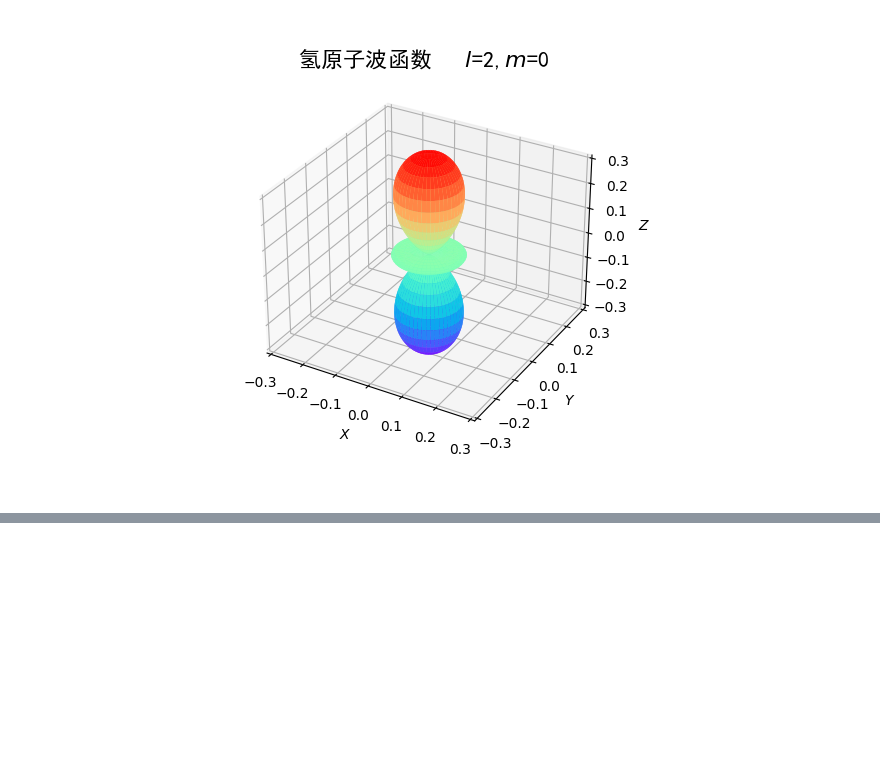
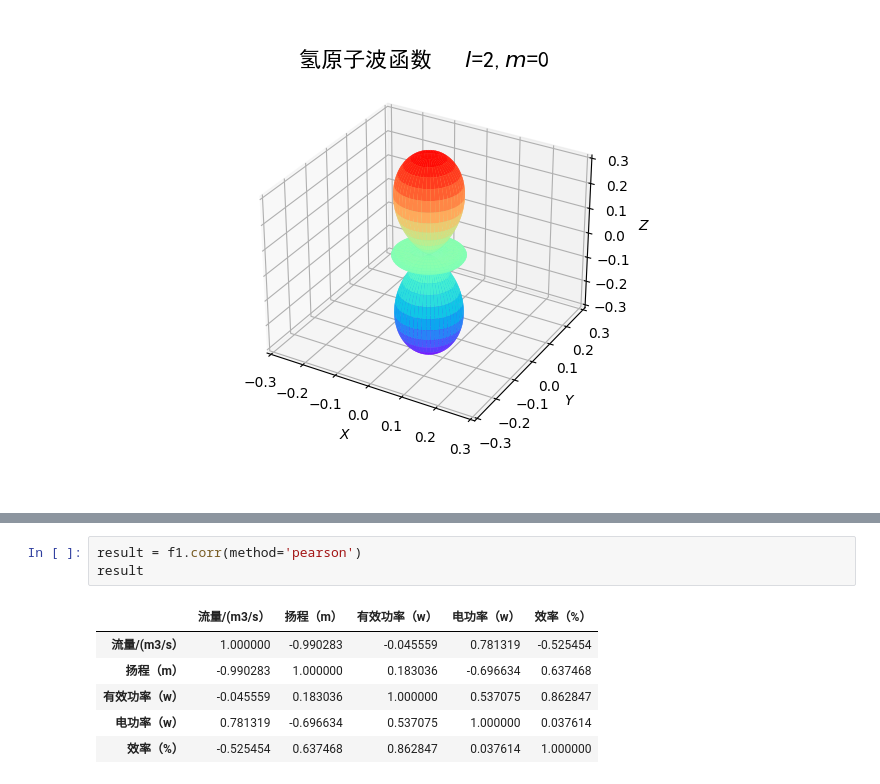
Before and after one commit to neverpartZY/Document, a Jupyter notebook: xecise.ipynb, the cells around one changed output, grey strips where cells are left out. Cells and saved outputs as stored; diff of their text form; blank space fills up the shorter version.

```diff
--- a/xecise.ipynb
+++ b/xecise.ipynb
@@ -87,0 +65,10 @@ AppLayout(children=(FloatSlider(value=1.0, description='Factor:', layout=Layout(
+# %%
+result = f1.corr(method='pearson')
+result
+# %% [output]
+|  | 流量/(m3/s） | 扬程（m） | 有效功率（w） | 电功率（w） | 效率（%） |
+| 流量/(m3/s） | 1.000000 | -0.990283 | -0.045559 | 0.781319 | -0.525454 |
+| 扬程（m） | -0.990283 | 1.000000 | 0.183036 | -0.696634 | 0.637468 |
+| 有效功率（w） | -0.045559 | 0.183036 | 1.000000 | 0.537075 | 0.862847 |
+| 电功率（w） | 0.781319 | -0.696634 | 0.537075 | 1.000000 | 0.037614 |
+| 效率（%） | -0.525454 | 0.637468 | 0.862847 | 0.037614 | 1.000000 |
```
Also changed, not shown: parts of 3 cells of this notebook, 1 other file.
